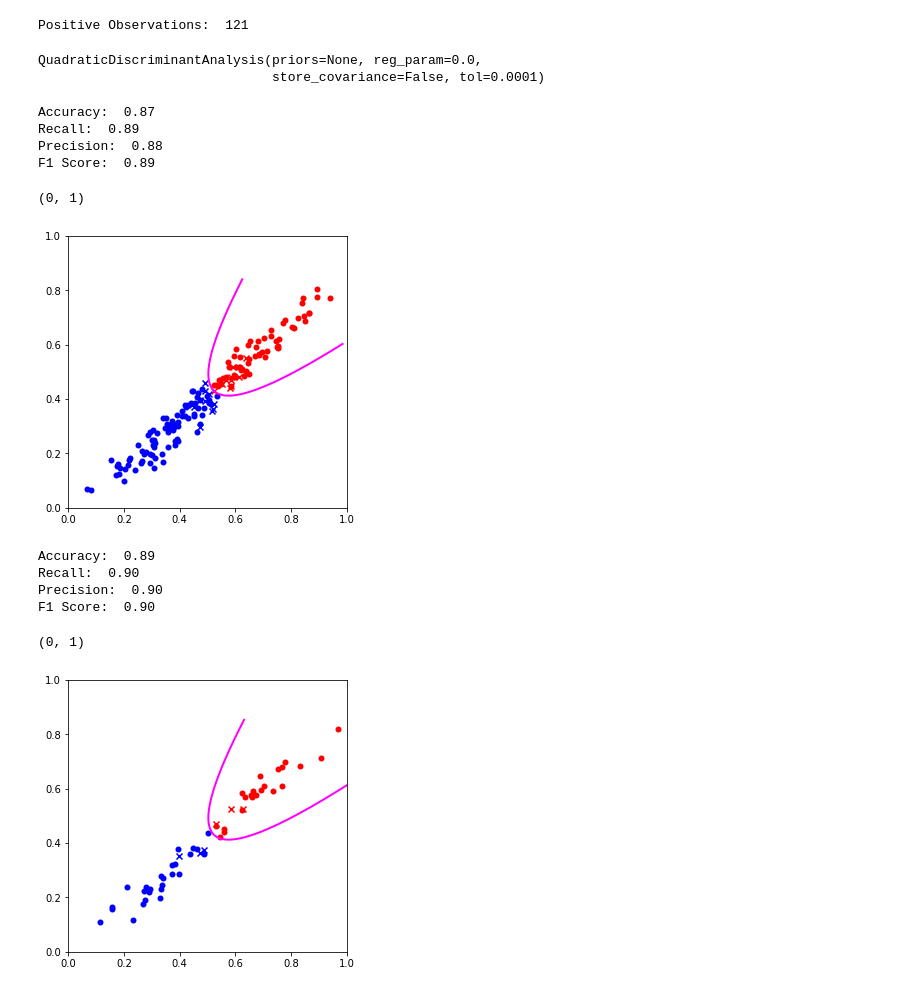
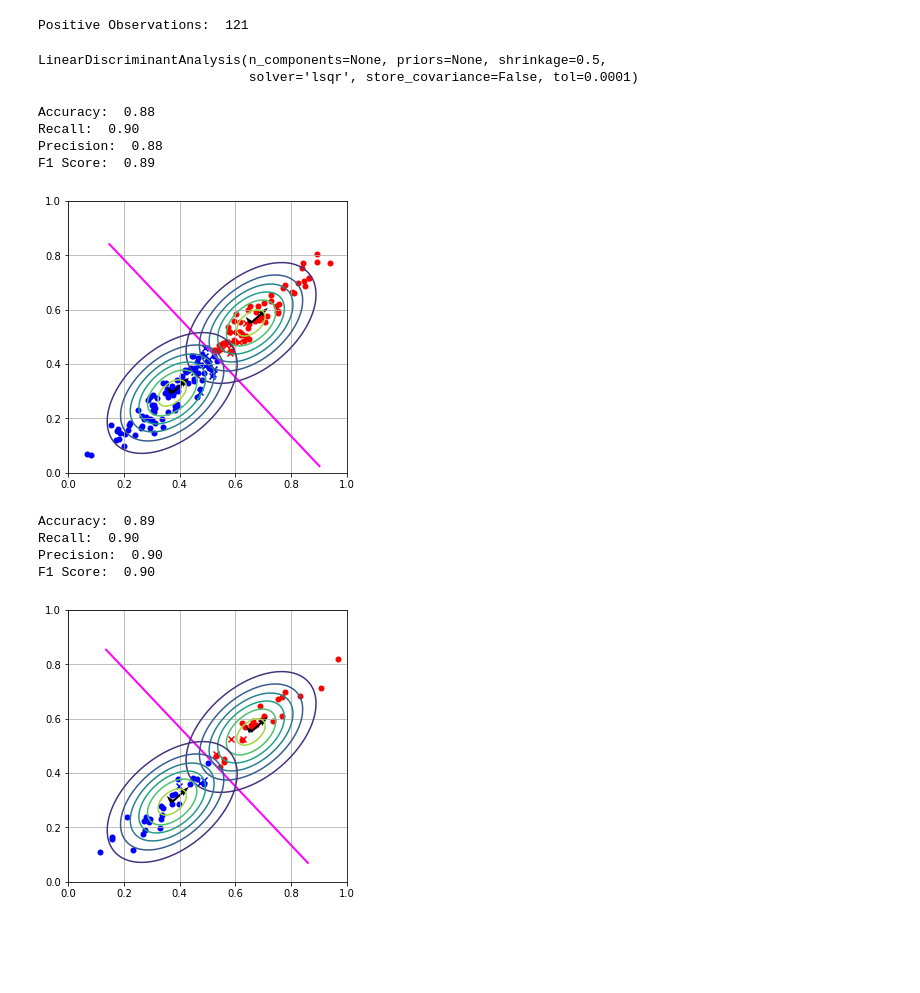
Before and after one commit to alejandECE/ml-examples, a Jupyter notebook: bayesian decision theory/gda.ipynb, the cells around one changed output. Cells and saved outputs as stored; diff of their text form; code cells hidden in the pictures; blank space fills up the shorter version.

```diff
--- a/bayesian decision theory/gda.ipynb
+++ b/bayesian decision theory/gda.ipynb
@@ -71,35 +71,35 @@ Positive Observations:  121
 X_train, X_test, y_train, y_test = train_test_split(X,y,test_size = 0.25, random_state = 0)
 # %%
 # Train model
-mdl = QuadraticDiscriminantAnalysis()
-# mdl = LinearDiscriminantAnalysis(solver = 'lsqr', shrinkage = 0.5)
+# mdl = QuadraticDiscriminantAnalysis()
+mdl = LinearDiscriminantAnalysis(solver = 'lsqr', shrinkage = 0.5)
 mdl.fit(X_train, y_train)
 # %% [output]
-QuadraticDiscriminantAnalysis(priors=None, reg_param=0.0,
-                              store_covariance=False, tol=0.0001)
+LinearDiscriminantAnalysis(n_components=None, priors=None, shrinkage=0.5,
+                           solver='lsqr', store_covariance=False, tol=0.0001)
 # %%
 # Evaluate performance on the training set
 plt.figure(figsize=(5,5))
 plot_perf(mdl, X_train, y_train)
 plt.xlim((0,1))
 plt.ylim((0,1))
+plt.grid()
 # %% [output]
-Accuracy:  0.87
-Recall:  0.89
+Accuracy:  0.88
+Recall:  0.90
 Precision:  0.88
 F1 Score:  0.89
-(0, 1)
-[figure, old version]
+[figure, new version]
 # %%
 # Evaluate performance on the test set
 plt.figure(figsize=(5,5))
 plot_perf(mdl, X_test, y_test)
 plt.xlim((0,1))
 plt.ylim((0,1))
+plt.grid()
 # %% [output]
 Accuracy:  0.89
 Recall:  0.90
 Precision:  0.90
 F1 Score:  0.90
-(0, 1)
-[figure, old version]
+[figure, new version]
```
Also changed, not shown: 10 other files.
